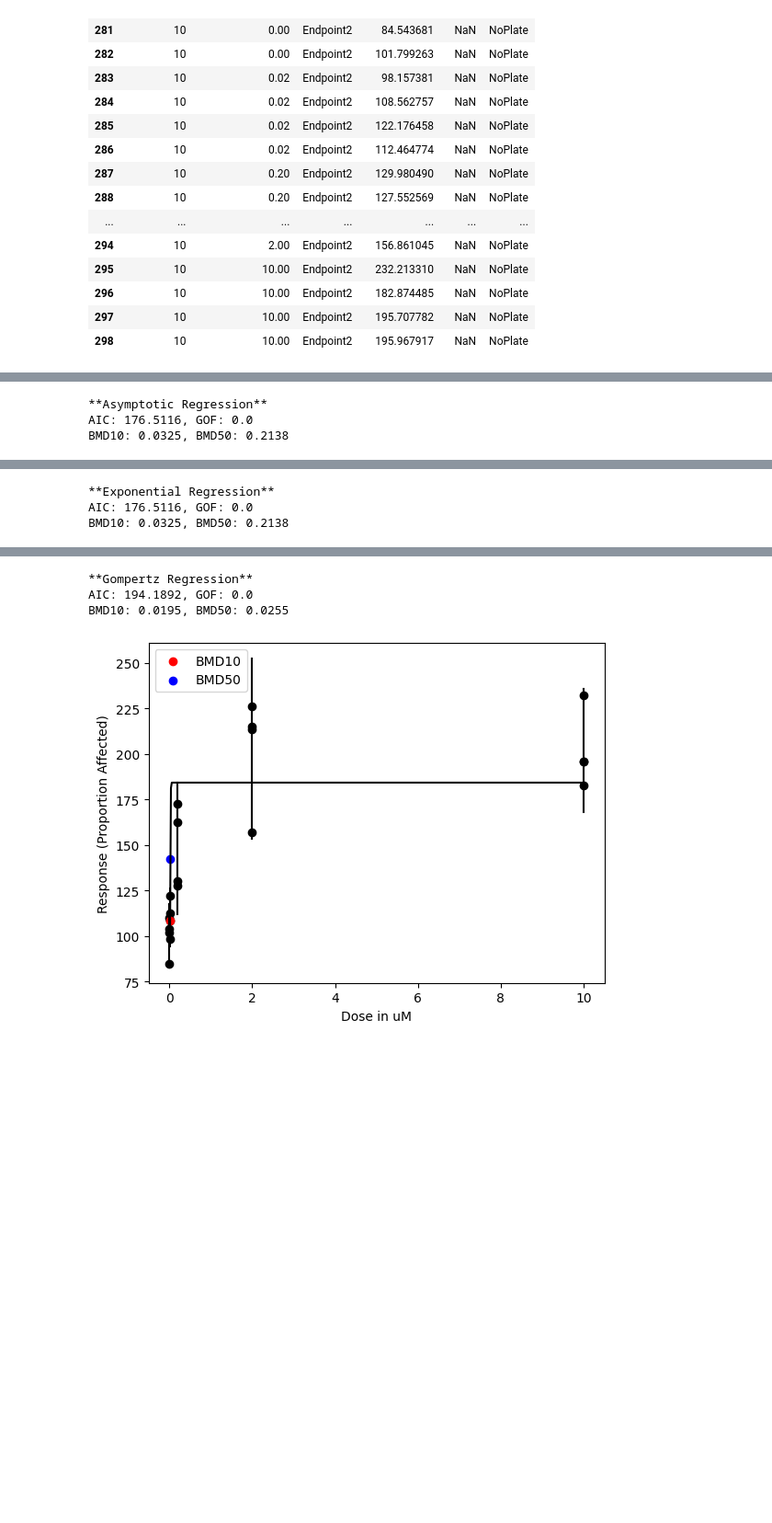
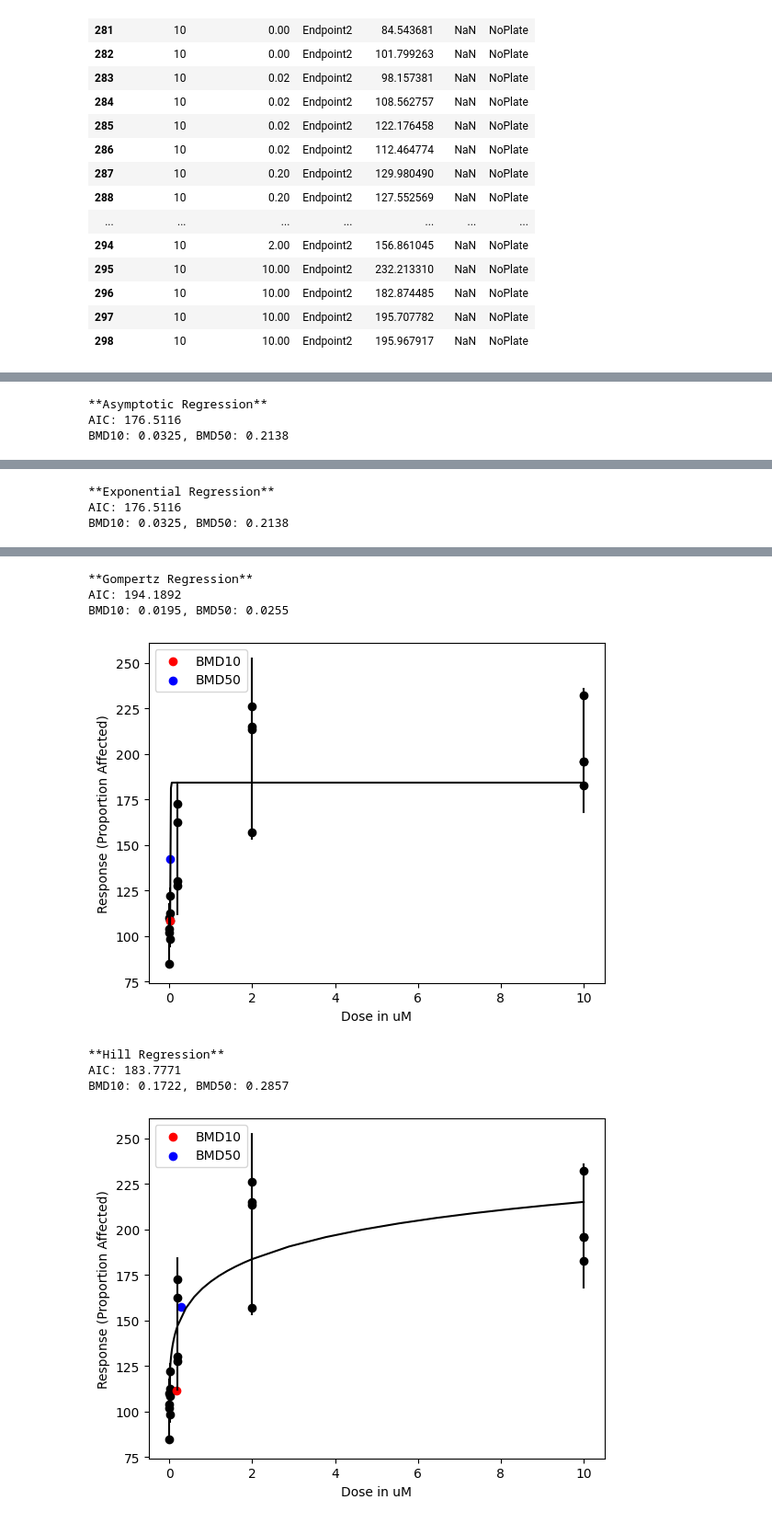
Before and after one commit to PNNL-CompBio/bmdrc, a Jupyter notebook: vignettes/Continuous Class Example.ipynb, the cells around one changed output, grey strips where cells are left out. Shown at 92% size. Cells and saved outputs as stored; diff of their text form; code cells hidden in the pictures; blank space fills up the shorter version.

Commit message:
Adding Hill and removed GOF

```diff
--- a/vignettes/Continuous Class Example.ipynb
+++ b/vignettes/Continuous Class Example.ipynb
@@ -149,7 +149,7 @@ data
 | 298 | 10 | 10.00 | Endpoint2 | 195.967917 | NaN | NoPlate |
 # %%
 import numpy as np
-from bmdrc.model_fitting_continuous import LinReg_Cont, AsyReg_Cont, ExpReg_Cont, GomReg_Cont
+from bmdrc.model_fitting_continuous import LinReg_Cont, AsyReg_Cont, ExpReg_Cont, GomReg_Cont, HillReg_Cont
 import matplotlib.pyplot as plt
 
 def quick_plot(obj, BMD10, BMD50):
@@ -186,7 +186,7 @@ def check_values(model_fun, degree = 1):
     mod_def.response_curve()
     mod_def.calc_conf_interv()
 
-    print("AIC: " + str(np.round(mod_def.aic, 4)) + ", GOF: " + str(np.round(mod_def.p_value, 4)))
+    print("AIC: " + str(np.round(mod_def.aic, 4)))
     BMD10 = mod_def.predict_x(mod_def.get_response_level(10))
     BMD50 = mod_def.predict_x(mod_def.get_response_level(50))
     print("BMD10: " + str(np.round(BMD10, 4)) + ", BMD50: " + str(np.round(BMD50, 4)))
@@ -203,5 +203,7 @@ print("**Exponential Regression**")
 exp = check_values(ExpReg_Cont)
 print("**Gompertz Regression**")
 gom = check_values(GomReg_Cont)
+print("**Hill Regression**")
+hill = check_values(HillReg_Cont)
 # %% [output]
 **Linear Regression** - Used to test curve strength, isn't technically a fitted model
@@ -209,17 +211,21 @@ AIC: 236.7858, GOF: 0.0
 BMD10: 1.0, BMD50: 5.0
 [figure]
 **Asymptotic Regression**
-AIC: 176.5116, GOF: 0.0
+AIC: 176.5116
 BMD10: 0.0325, BMD50: 0.2138
 [figure]
 **Exponential Regression**
-AIC: 176.5116, GOF: 0.0
+AIC: 176.5116
 BMD10: 0.0325, BMD50: 0.2138
 [figure]
 **Gompertz Regression**
-AIC: 194.1892, GOF: 0.0
+AIC: 194.1892
 BMD10: 0.0195, BMD50: 0.0255
 [figure]
+**Hill Regression**
+AIC: 183.7771
+BMD10: 0.1722, BMD50: 0.2857
+[figure, added]
 # %%
 # Each curve should pass through 0, 100
 print("**Linear Regression**")
```
Also changed, not shown: parts of 1 cell of this notebook, 1 other file.
